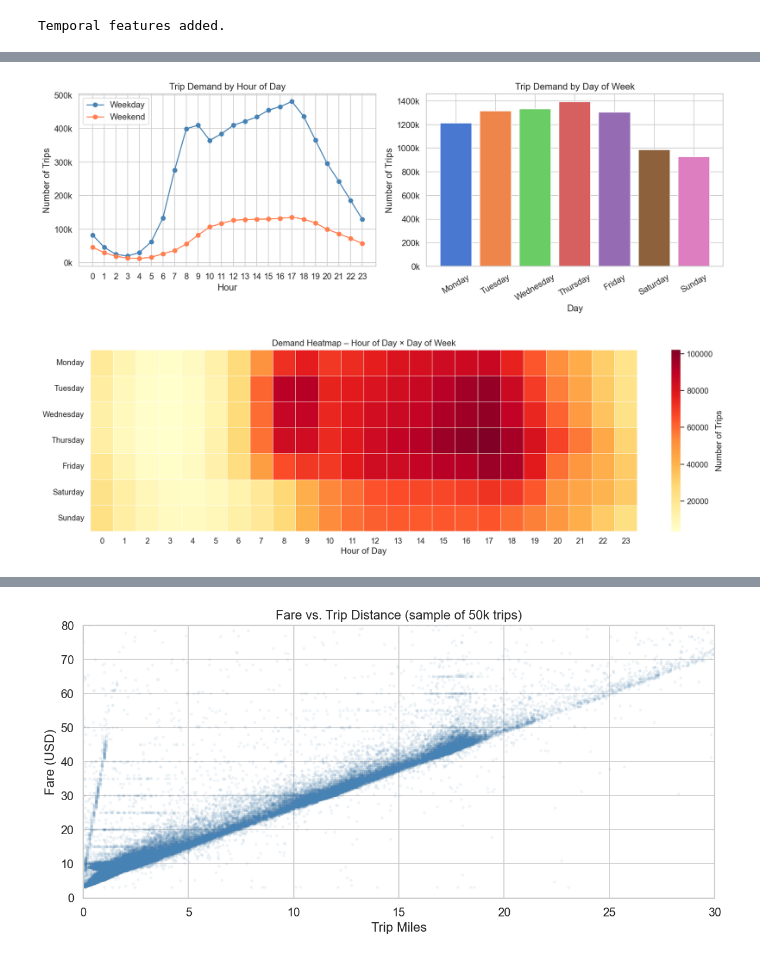
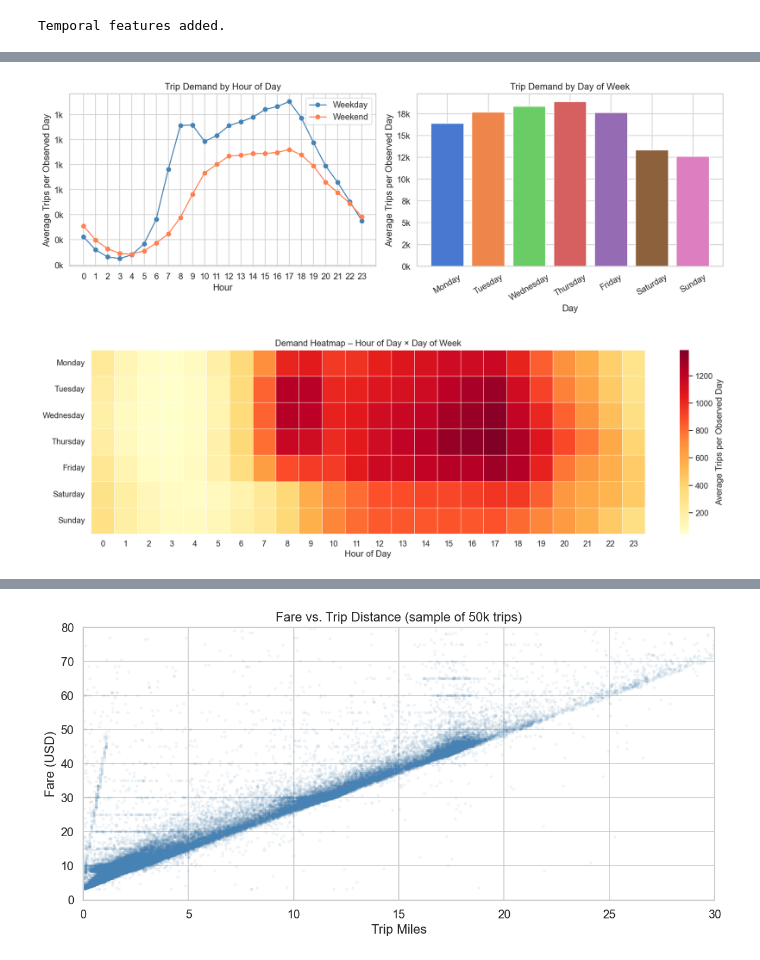
Before and after one commit to nbringew/AAA_Team_1, a Jupyter notebook: notebooks/01.1_data_exploration_taxis.ipynb, the cells around one changed output, grey strips where cells are left out. Saved outputs shown, nothing was run; the diff lists cells and outputs as text; code cells hidden in the pictures.

```diff
--- a/notebooks/01.1_data_exploration_taxis.ipynb
+++ b/notebooks/01.1_data_exploration_taxis.ipynb
@@ -101,46 +106,50 @@ Temporal features added.
 # %%
 # ── Trips per hour of day ─────────────────────────────────────────────────────
 fig, axes = plt.subplots(1, 2, figsize=(14, 5))
 
-# Weekday vs Weekend
-hourly = df_taxi.groupby(['hour', 'is_weekend']).size().reset_index(name='trips')
+# Weekday vs weekend, normalized by the number of observed calendar days
+daily_hourly = df_taxi.groupby(['date', 'hour', 'is_weekend']).size().reset_index(name='trips')
+hourly = daily_hourly.groupby(['hour', 'is_weekend'])['trips'].mean().reset_index()
 for is_we, label, color in [(False, 'Weekday', 'steelblue'), (True, 'Weekend', 'coral')]:
     subset = hourly[hourly['is_weekend'] == is_we]
     axes[0].plot(subset['hour'], subset['trips'], marker='o', label=label, color=color)
 axes[0].set_title('Trip Demand by Hour of Day')
 axes[0].set_xlabel('Hour')
-axes[0].set_ylabel('Number of Trips')
+axes[0].set_ylabel('Average Trips per Observed Day')
 axes[0].set_xticks(range(0, 24))
 axes[0].legend()
 axes[0].yaxis.set_major_formatter(mticker.FuncFormatter(lambda x, _: f'{x/1e3:.0f}k'))
 
 # By day of week
 weekday_order = ['Monday','Tuesday','Wednesday','Thursday','Friday','Saturday','Sunday']
-trips_by_day = df_taxi.groupby('weekday_name').size().reindex(weekday_order)
+daily_by_weekday = df_taxi.groupby(['date', 'weekday_name']).size().reset_index(name='trips')
+trips_by_day = daily_by_weekday.groupby('weekday_name')['trips'].mean().reindex(weekday_order)
 axes[1].bar(trips_by_day.index, trips_by_day.values, color=sns.color_palette('muted'))
 axes[1].set_title('Trip Demand by Day of Week')
 axes[1].set_xlabel('Day')
-axes[1].set_ylabel('Number of Trips')
+axes[1].set_ylabel('Average Trips per Observed Day')
 axes[1].tick_params(axis='x', rotation=30)
 axes[1].yaxis.set_major_formatter(mticker.FuncFormatter(lambda x, _: f'{x/1e3:.0f}k'))
 
 plt.tight_layout()
 plt.show()
 # %% [output]
-[figure, old version]
+[figure, new version]
 # %%
 # ── Heatmap: hour × weekday ───────────────────────────────────────────────────
-pivot = df_taxi.pivot_table(index='weekday_name', columns='hour', values='trip_miles',
-                                   aggfunc='count')
+daily_hour_weekday = (df_taxi.groupby(['date', 'weekday_name', 'hour'])
+                              .size().reset_index(name='trips'))
+pivot = daily_hour_weekday.pivot_table(index='weekday_name', columns='hour',
+                                        values='trips', aggfunc='mean')
 pivot = pivot.reindex(weekday_order)
 
 fig, ax = plt.subplots(figsize=(16, 5))
 sns.heatmap(pivot, cmap='YlOrRd', ax=ax, fmt='.0f', linewidths=0.3,
-            cbar_kws={'label': 'Number of Trips'})
+            cbar_kws={'label': 'Average Trips per Observed Day'})
 ax.set_title('Demand Heatmap – Hour of Day × Day of Week')
 ax.set_xlabel('Hour of Day')
 ax.set_ylabel('')
 plt.tight_layout()
 plt.show()
 # %% [output]
-[figure, old version]
+[figure, new version]
```
Also changed, not shown: parts of 45 cells of this notebook, 8 other files.
